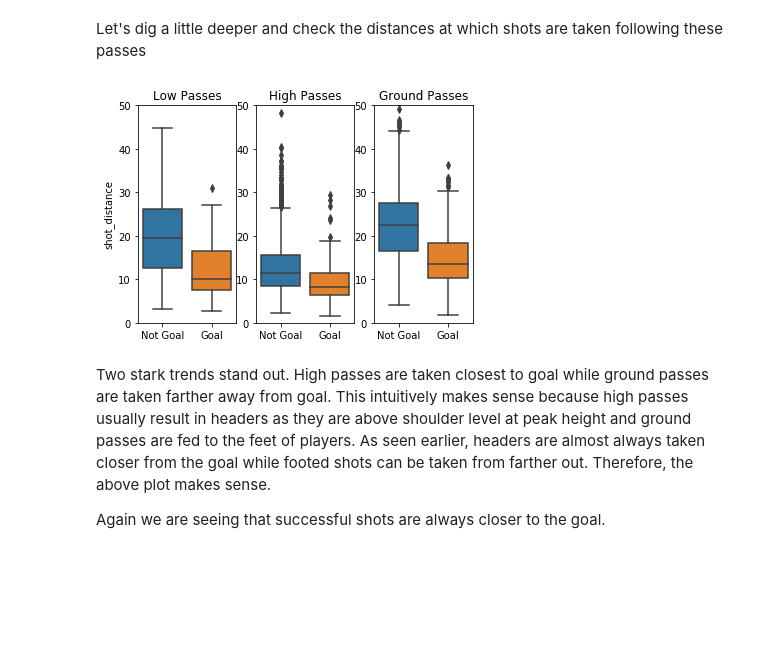
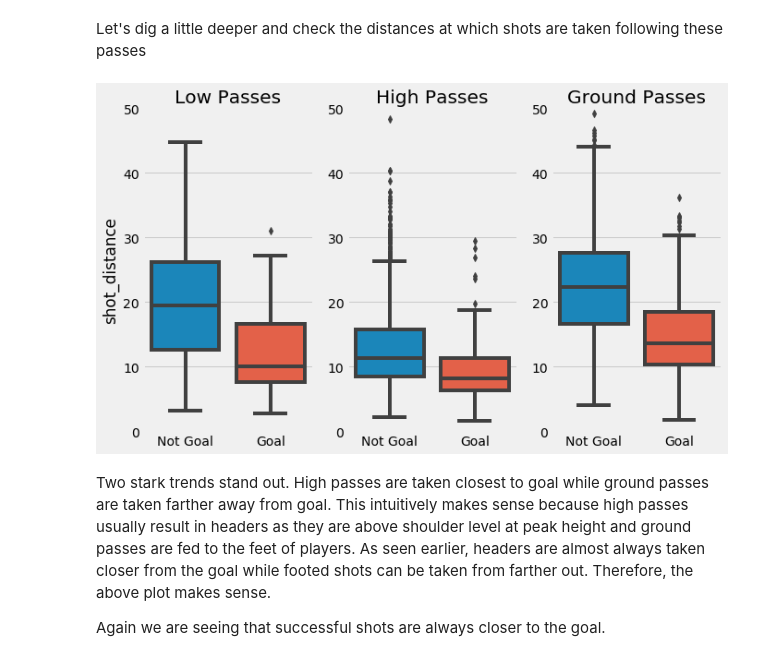
Before and after one commit to j-v-n/Springboard, a Jupyter notebook: capstone_projects/capstone1/data_storytelling.ipynb, the cells around one changed output. Saved outputs shown, nothing was run; the diff lists cells and outputs as text; code cells hidden in the pictures; blank space fills up the shorter version.

Commit message:
formatting changes and updating plot styles to fivethirtyeight

```diff
--- a/capstone_projects/capstone1/data_storytelling.ipynb
+++ b/capstone_projects/capstone1/data_storytelling.ipynb
@@ -69,6 +69,7 @@ import matplotlib.pyplot as plt
 import seaborn as sns
 %matplotlib inline
 pd.options.display.max_columns = 15
+plt.style.use('fivethirtyeight')
 # %% [markdown]
 ### Step 2 - Reading the pickled dataframe
 # %%
@@ -365,35 +367,35 @@ Let's dig a little deeper and check the distances at which shots are taken follo
 # %%
 filt1 = df['key_pass_type']=='Low Pass'
 filt2 = df['key_pass_type']=='High Pass'
 filt3 = df['key_pass_type']=='Ground Pass'
 low_pass = df[filt1]
 high_pass = df[filt2]
 ground_pass = df[filt3]
 
 low_pass=low_pass.sort_values(by='isGoal',ascending=False)
 high_pass=high_pass.sort_values(by='isGoal',ascending=False)
 ground_pass=ground_pass.sort_values(by='isGoal',ascending=False)
 
-fig = plt.figure()
+fig = plt.figure(figsize=(10,6))
 ax1 = fig.add_subplot(131)
 ax2 = fig.add_subplot(132)
 ax3 = fig.add_subplot(133)
 sns.boxplot(x='isGoal',y='shot_distance',data=low_pass,ax=ax1)
 sns.boxplot(x='isGoal',y='shot_distance',data=high_pass,ax=ax2)
 sns.boxplot(x='isGoal',y='shot_distance',data=ground_pass,ax=ax3)
 ax1.set(ylim=(0,50));
 ax2.set(ylim=(0,50));
 ax3.set(ylim=(0,50));
 ax2.set_ylabel('');
 ax3.set_ylabel('');
 ax1.set_xlabel('');
 ax2.set_xlabel('');
 ax3.set_xlabel('');
 ax1.set_title('Low Passes');
 ax2.set_title('High Passes');
 ax3.set_title('Ground Passes');
 # %% [output]
-[figure, old version]
+[figure, new version]
 # %% [markdown]
 Two stark trends stand out. High passes are taken closest to goal while ground passes are taken farther away from goal. This intuitively makes sense because high passes usually result in headers as they are above shoulder level at peak height and ground passes are fed to the feet of players. As seen earlier, headers are almost always taken closer from the goal while footed shots can be taken from farther out. Therefore, the above plot makes sense.
 
```
Also changed, not shown: parts of 14 cells of this notebook, 2 other files.
